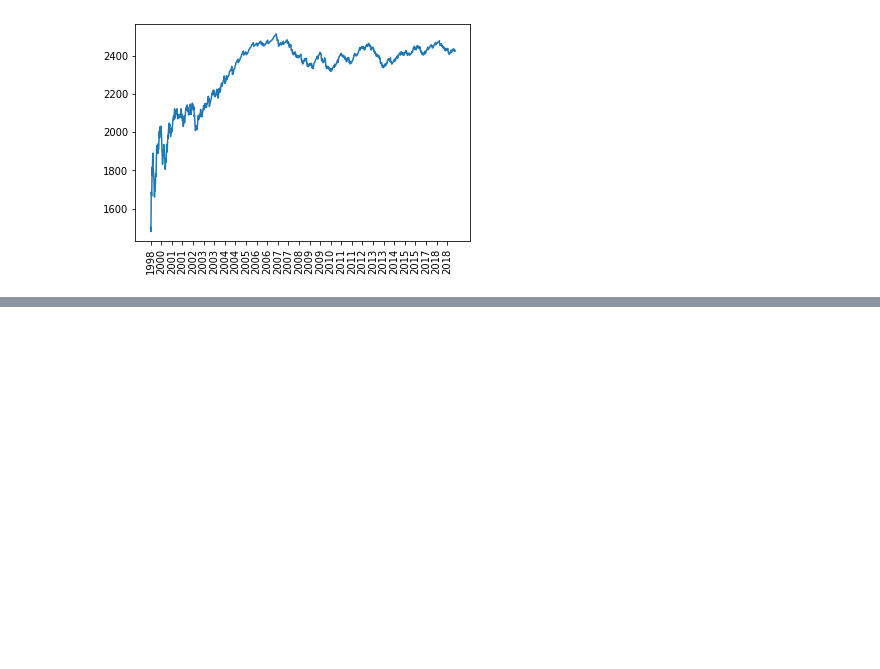
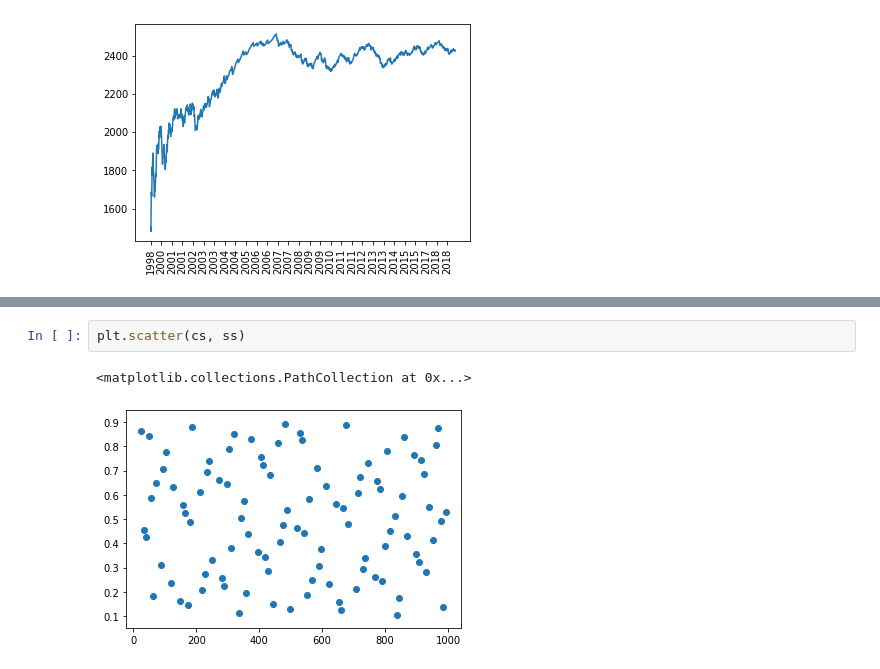
Before and after one commit to siddjagadish/tennis_new, a Jupyter notebook: tennis_new/model/Universal ELO.ipynb, the cells around one changed output, grey strips where cells are left out. Saved outputs shown, nothing was run; the diff lists cells and outputs as text; blank space fills up the shorter version.

```diff
--- a/tennis_new/model/Universal ELO.ipynb
+++ b/tennis_new/model/Universal ELO.ipynb
@@ -207,0 +276,5 @@ plot_player_over_time('Roger Federer')
+# %%
+plt.scatter(cs, ss)
+# %% [output]
+<matplotlib.collections.PathCollection at 0x...>
+[figure, added]
```
Also changed, not shown: parts of 20 cells of this notebook.
